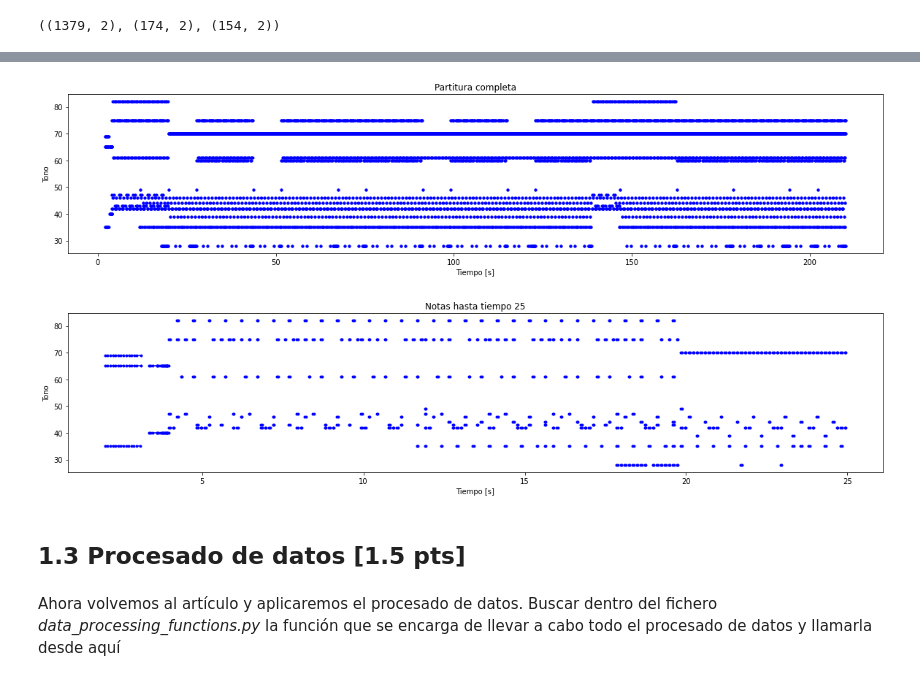
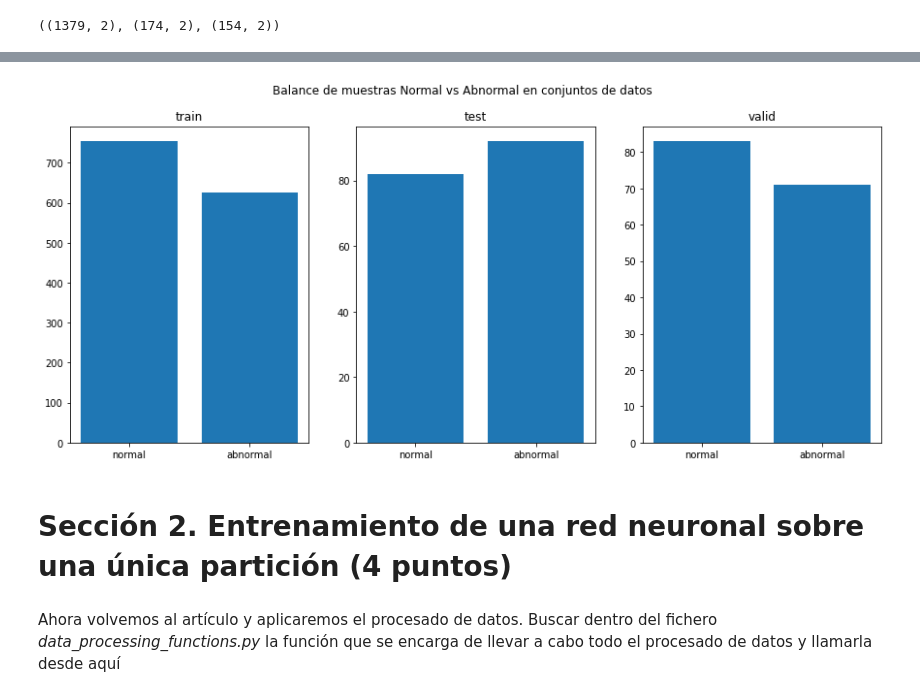
Before and after one commit to mtablado/uoc2022_deeplearning_pra, a Jupyter notebook: 2021-2_M2.875_PRA_mtabladol.ipynb, the cells around one changed output, grey strips where cells are left out. Cells and saved outputs as stored; diff of their text form; code cells hidden in the pictures.

```diff
--- a/2021-2_M2.875_PRA_mtabladol.ipynb
+++ b/2021-2_M2.875_PRA_mtabladol.ipynb
@@ -158,33 +130,28 @@ for j in range(0,5):
-# %%
-def plot_piano_roll(notes: pd.DataFrame, max_time: int = -1):
-  if max_time == -1:
-    title = f'Partitura completa'
-  else:
-    title = f'Notas hasta tiempo {max_time}'
-
-  plt.figure(figsize=(20, 4))
-
-  if max_time == -1:
-    max_notes = notes
-  else:
-    max_notes = notes[notes['fin'] <= max_time]
-
-  plot_pitch = np.stack([max_notes['tono'], max_notes['tono']], axis=0)
-  plot_start_stop = np.stack([max_notes['inicio'], max_notes['fin']], axis=0)
-
-  plt.plot(
-    plot_start_stop[:, :], plot_pitch[:, :], color="b", marker=".")
-
-  plt.xlabel('Tiempo [s]')
-  plt.ylabel('Tono')
-  _ = plt.title(title)
-
-plot_piano_roll(raw_notes, -1)
-plot_piano_roll(raw_notes, 25)
-# %% [output]
-[figure, removed]
-[figure, removed]
-# %% [markdown]
-## 1.3 Procesado de datos [1.5 pts]
+# %%
+f, axarr = plt.subplots(1,3, figsize=(15,6))
+
+classes = ['normal', 'abnormal']
+counts = [normal.shape[0], abnormal.shape[0]]
+axarr[0].bar(classes, counts)
+axarr[0].set_title('train')
+
+normal = test[np.where(test[:, 1] == 'normal')]
+abnormal = test[np.where(test[:, 1] == 'abnormal')]
+counts = [normal.shape[0], abnormal.shape[0]]
+axarr[1].bar(classes, counts)
+axarr[1].set_title('test')
+
+normal = valid[np.where(valid[:, 1] == 'normal')]
+abnormal = valid[np.where(valid[:, 1] == 'abnormal')]
+counts = [normal.shape[0], abnormal.shape[0]]
+axarr[2].bar(classes, counts)
+axarr[2].set_title('valid')
+
+plt.suptitle('Balance de muestras Normal vs Abnormal en conjuntos de datos')
+plt.show()
+# %% [output]
+[figure, added]
+# %% [markdown]
+# Sección 2. Entrenamiento de una red neuronal sobre una única partición (4 puntos)
 # %% [markdown]
 Ahora volvemos al artículo y aplicaremos el procesado de datos. Buscar dentro del fichero *data_processing_functions.py* la función que se encarga de llevar a cabo todo el procesado de datos y llamarla desde aquí
```
Also changed, not shown: parts of 13 cells of this notebook.
